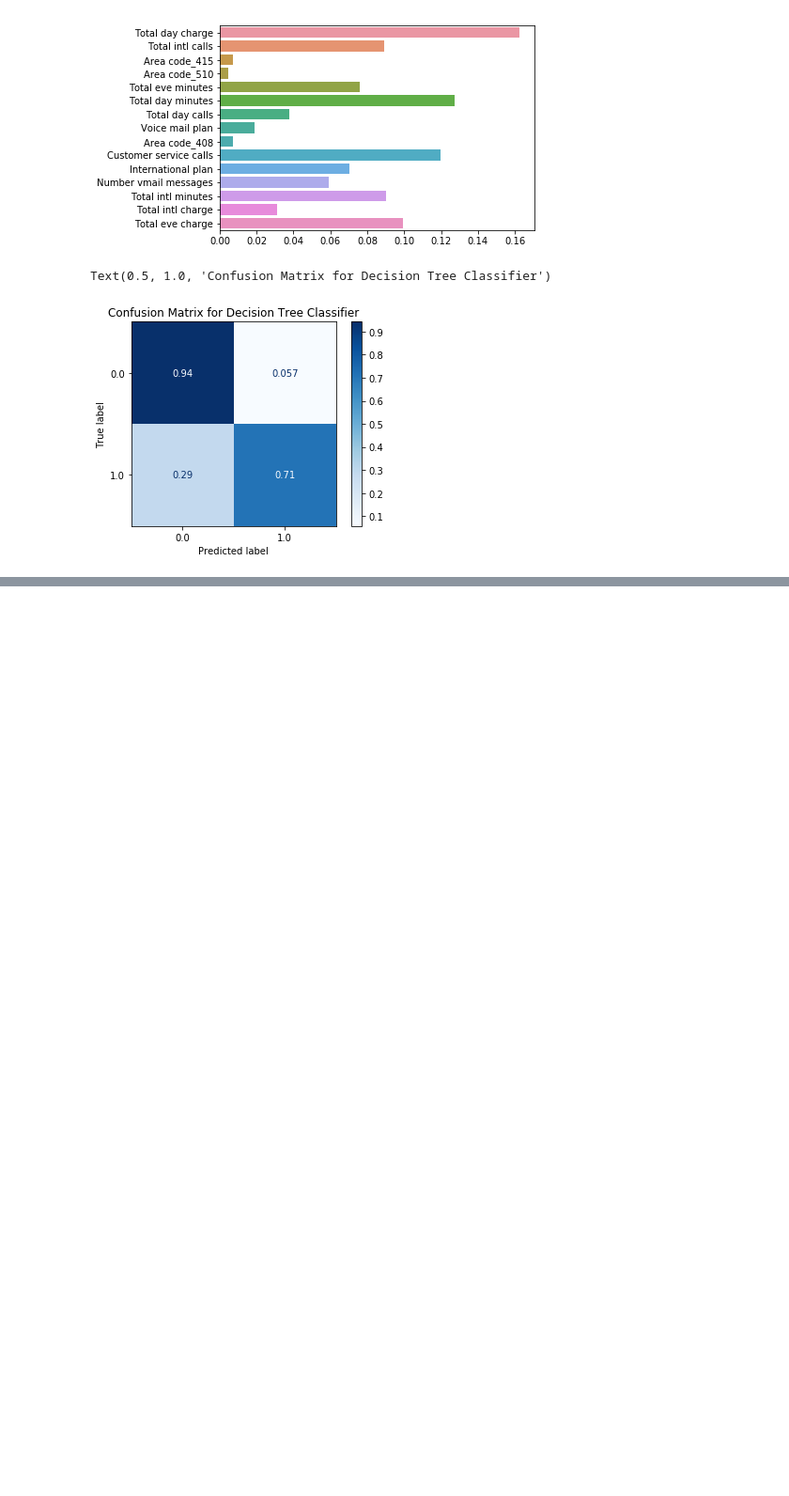
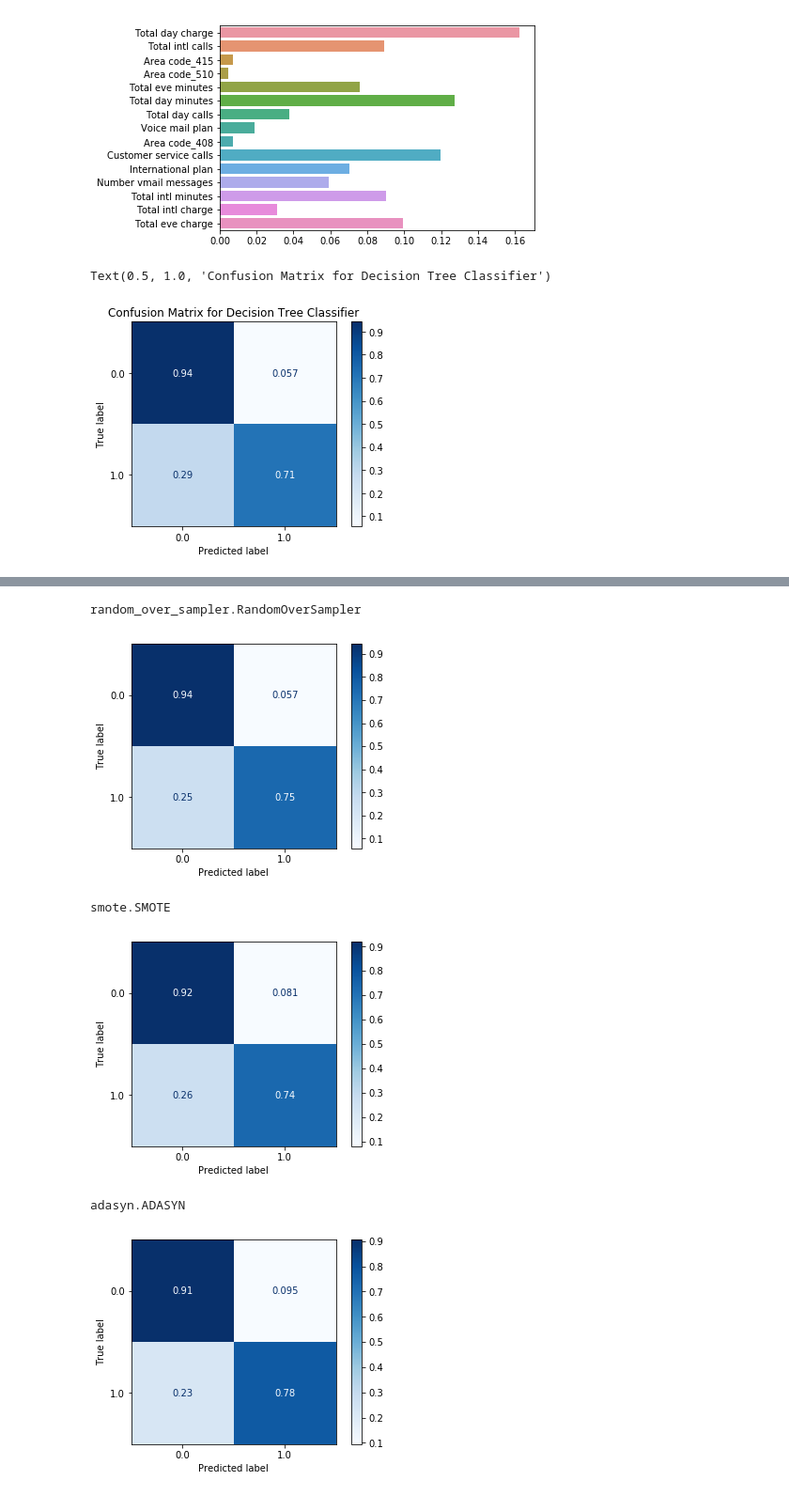
Before and after one commit to kangand/1000ml, a Jupyter notebook: unit5_project/Model Testing Simple.ipynb, the cells around one changed output, grey strips where cells are left out. Shown: that part at 94% size. Cells and saved outputs as stored; diff of their text form; code cells hidden in the pictures; blank space fills up the shorter version.

```diff
--- a/unit5_project/Model Testing Simple.ipynb
+++ b/unit5_project/Model Testing Simple.ipynb
@@ -101,0 +109,22 @@ Text(0.5, 1.0, 'Confusion Matrix for Decision Tree Classifier')
+# %%
+for i in [RandomOverSampler, SMOTE, ADASYN]:
+    balancer = i(random_state = 42)
+    X_train_bal, y_train_bal = balancer.fit_resample(X_train, y_train)
+    bal_dtc_model = DecisionTreeClassifier(random_state = 42)
+    bal_dtc_model.fit(X_train_bal, y_train_bal)
+    y_train_bal_pred = bal_dtc_model.predict(X_train_bal)
+    y_test_bal_pred = bal_dtc_model.predict(X_test)
+    print(f'{str(i)[32:-2]}')
+    plot_confusion_matrix(bal_dtc_model,
+                      X_val,
+                      y_val,
+                      cmap='Blues',
+                      normalize='true')
+    plt.show()
+# %% [output]
+random_over_sampler.RandomOverSampler
+[figure, added]
+smote.SMOTE
+[figure, added]
+adasyn.ADASYN
+[figure, added]
```
Also changed, not shown: parts of 5 cells of this notebook, 2 other files.
